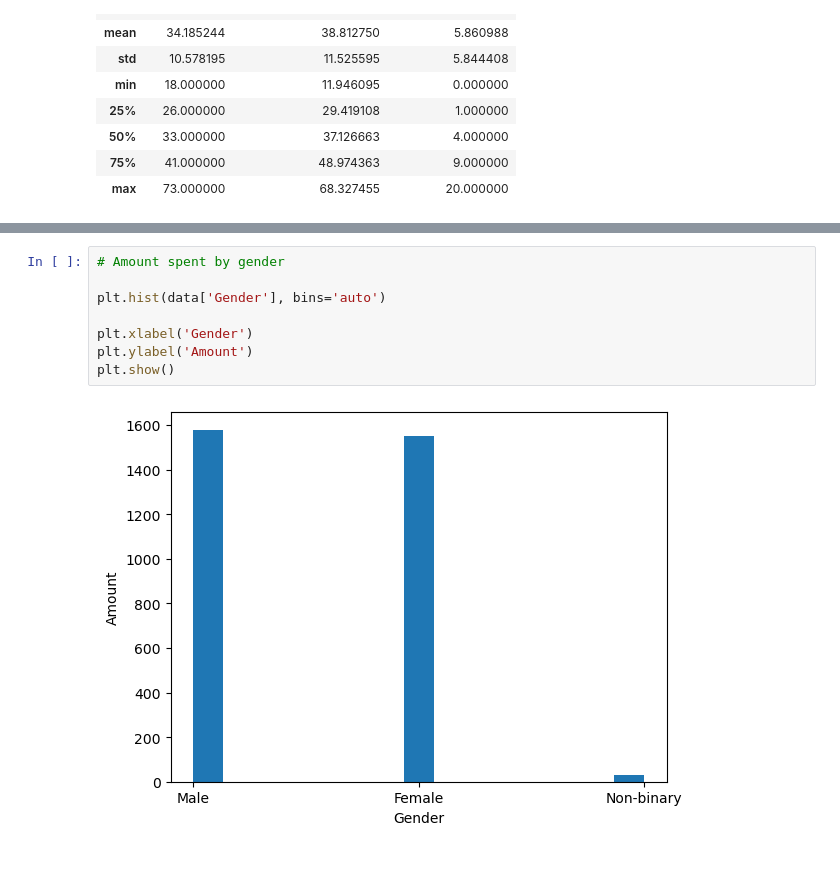
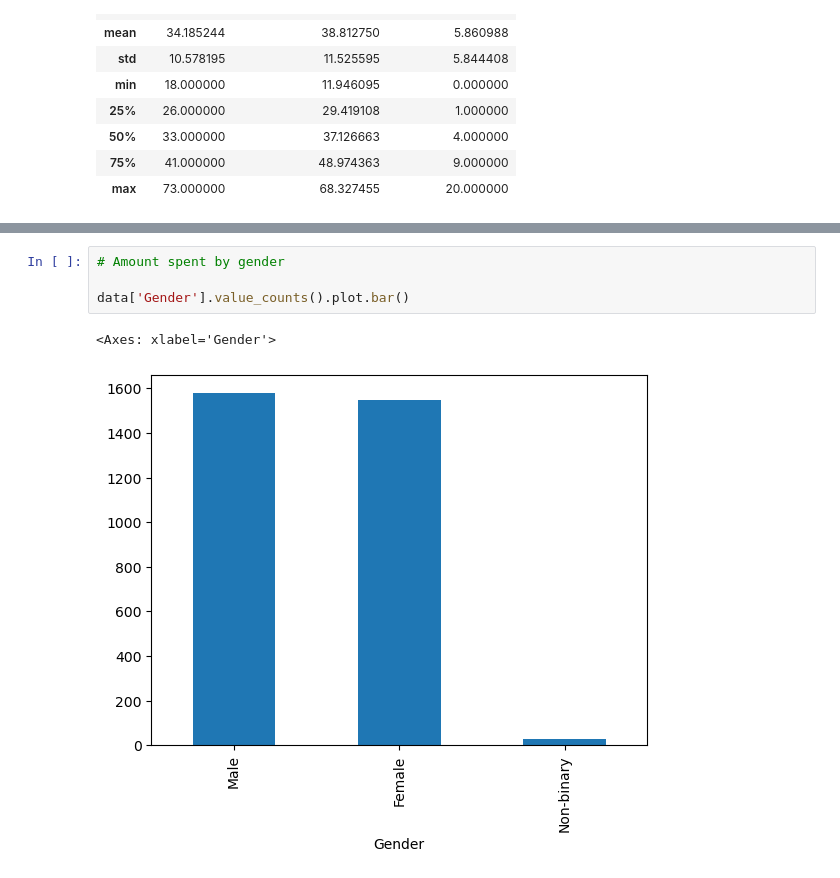
Before and after one commit to snalepa11/shopping-behavior-, a Jupyter notebook: explore.ipynb, the cells around one changed output, grey strips where cells are left out. Cells and saved outputs as stored; diff of their text form.

```diff
--- a/explore.ipynb
+++ b/explore.ipynb
@@ -117,10 +148,7 @@ plt.show()
 # %%
 # Amount spent by gender
 
-plt.hist(data['Gender'], bins='auto')
-
-plt.xlabel('Gender')
-plt.ylabel('Amount')
-plt.show()
+data['Gender'].value_counts().plot.bar()
 # %% [output]
+<Axes: xlabel='Gender'>
-[figure, old version]
+[figure, new version]
```
Also changed, not shown: parts of 6 cells of this notebook, 1 other file.
